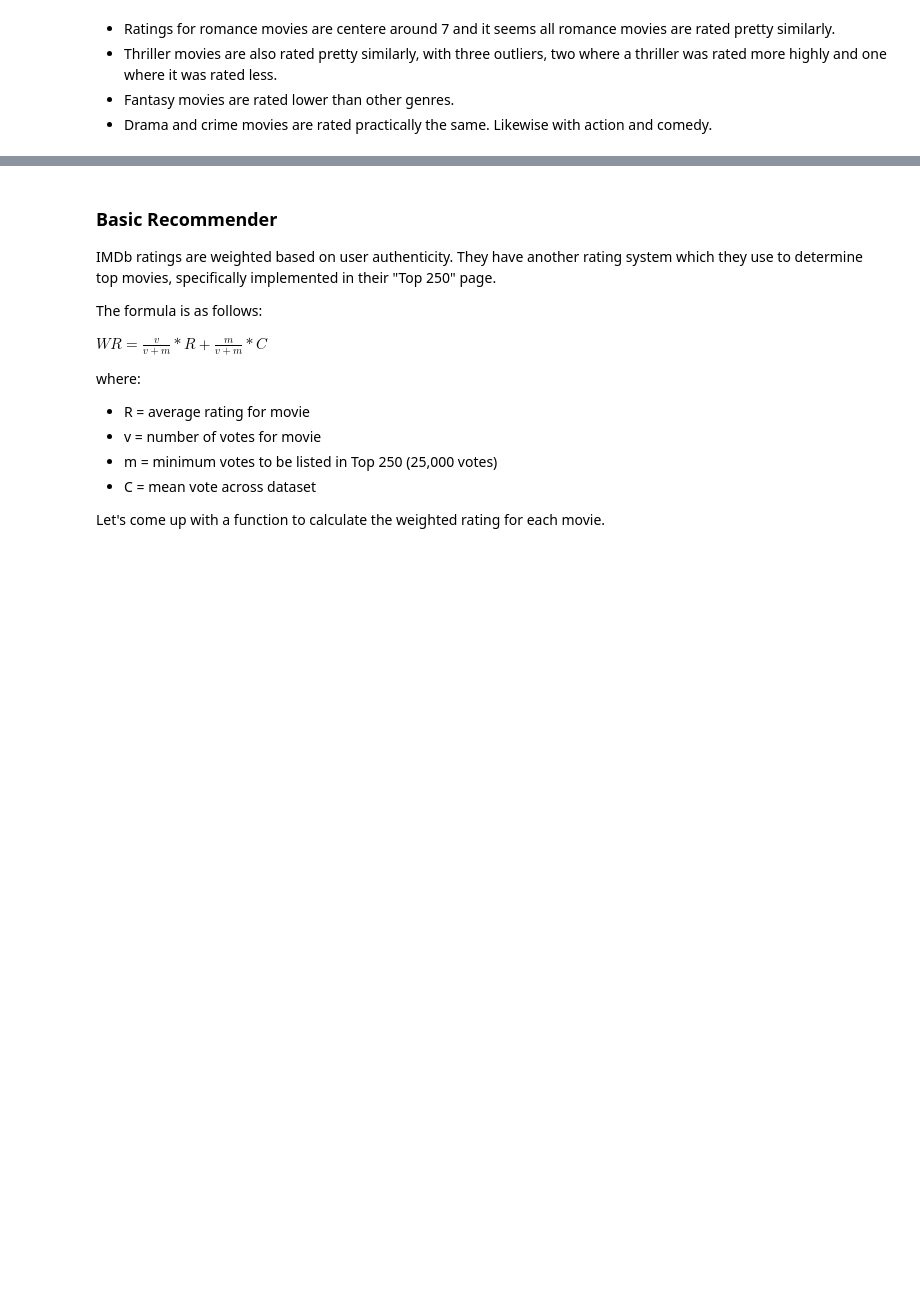
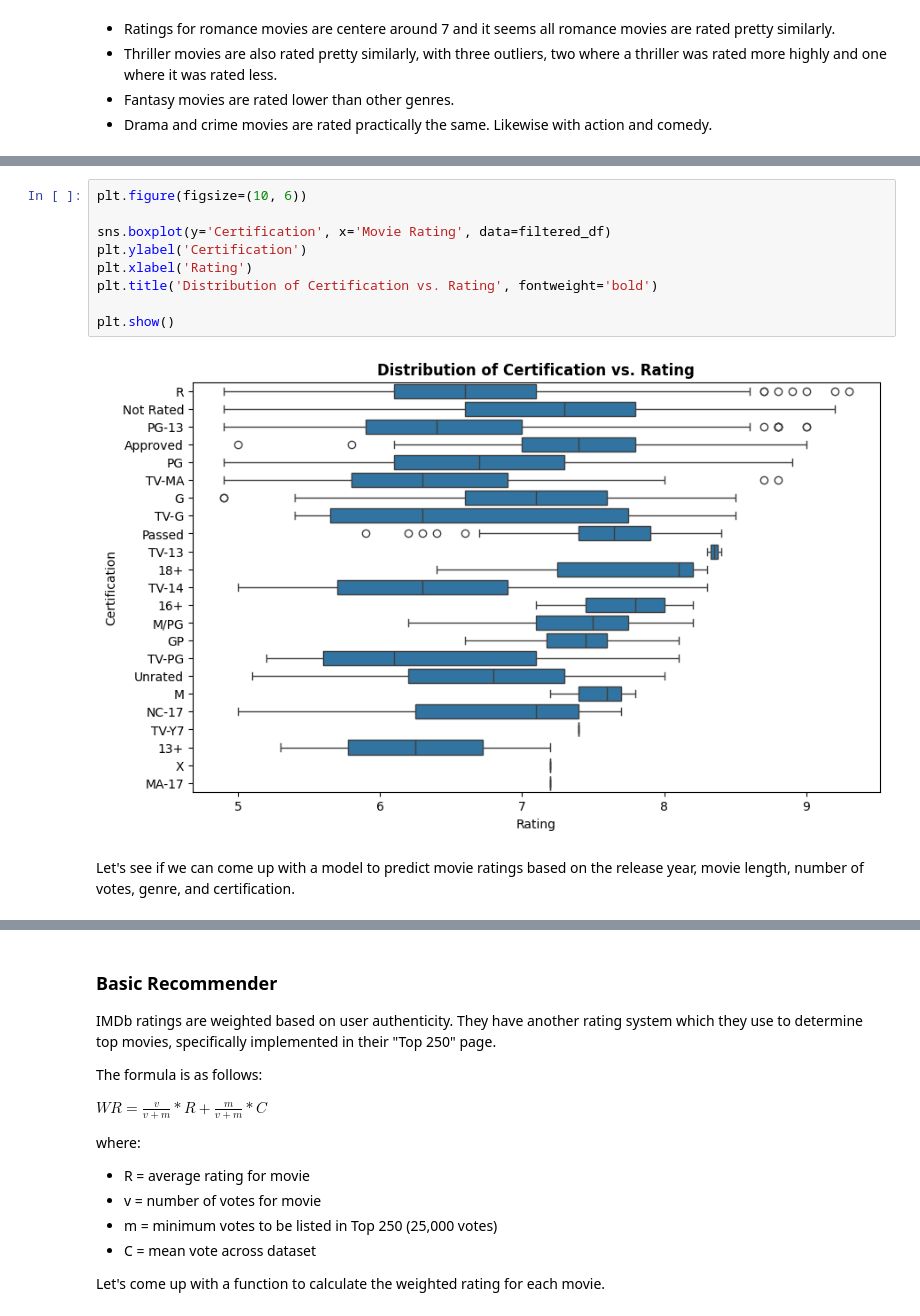
Before and after one commit to ShanaFarber/cuny-sps, a Jupyter notebook: DATA_602/final_proj/final_proj.ipynb, the cells around one changed output, grey strips where cells are left out. Drawn from its saved outputs; the diff is of its cells as text; blank space fills up the shorter version.

```diff
--- a/DATA_602/final_proj/final_proj.ipynb
+++ b/DATA_602/final_proj/final_proj.ipynb
@@ -485,0 +547,13 @@ plt.show()
+# %%
+plt.figure(figsize=(10, 6))
+
+sns.boxplot(y='Certification', x='Movie Rating', data=filtered_df)
+plt.ylabel('Certification')
+plt.xlabel('Rating')
+plt.title('Distribution of Certification vs. Rating', fontweight='bold')
+
+plt.show()
+# %% [output]
+[figure, added]
+# %% [markdown]
+Let's see if we can come up with a model to predict movie ratings based on the release year, movie length, number of votes, genre, and certification.
```
Also changed, not shown: parts of 28 cells of this notebook, 1 other file.
